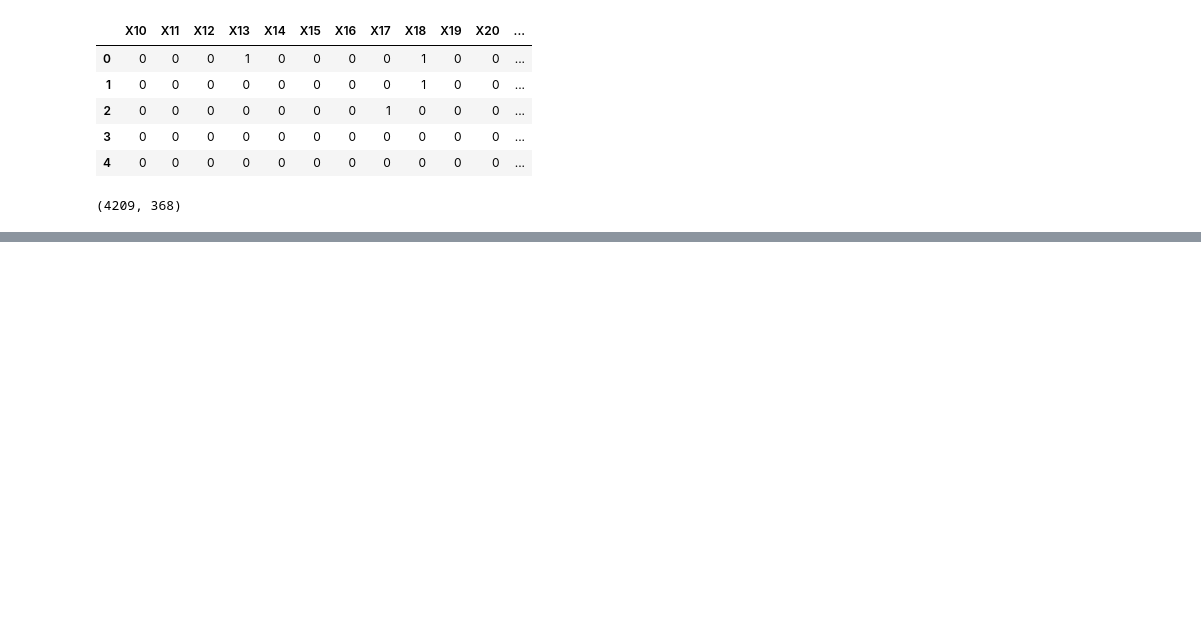
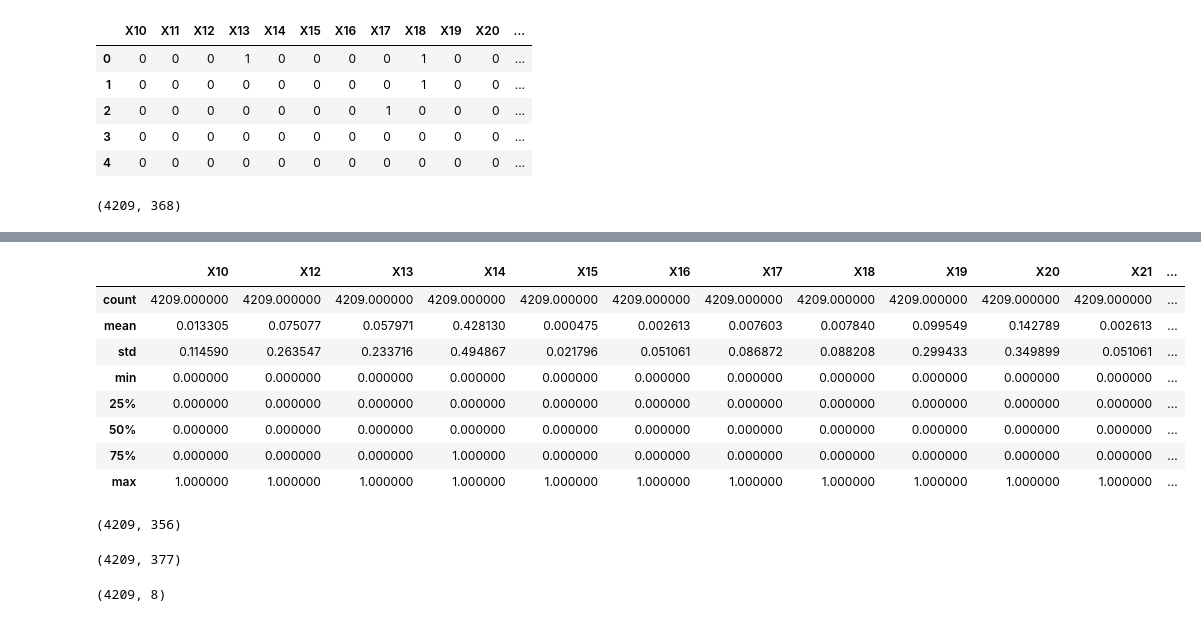
Before and after one commit to AmenaInamdar/xgboost-mercedes-benzzzz, a Jupyter notebook: codezz.ipynb, the cells around one changed output, grey strips where cells are left out. Drawn from its saved outputs; the diff is of its cells as text; code cells hidden in the pictures; blank space fills up the shorter version.

```diff
--- a/codezz.ipynb
+++ b/codezz.ipynb
@@ -130,0 +155,3 @@ df_mn = mn.fit_transform(df_num)
+# %%
+df_num_variance_with_zero_drop = df_num.drop(['X11', 'X93', 'X107', 'X233', 'X235', 'X268', 'X289', 'X290',
+       'X293', 'X297', 'X330', 'X347'], axis = 1)
@@ -130,0 +167,24 @@ df_mn = mn.fit_transform(df_num)
+# %%
+df_num_variance_with_zero_drop.describe()
+# %% [output]
+|  | X10 | X12 | X13 | X14 | X15 | X16 | X17 | X18 | X19 | X20 | X21 | ... |
+| count | 4209.000000 | 4209.000000 | 4209.000000 | 4209.000000 | 4209.000000 | 4209.000000 | 4209.000000 | 4209.000000 | 4209.000000 | 4209.000000 | 4209.000000 | ... |
+| mean | 0.013305 | 0.075077 | 0.057971 | 0.428130 | 0.000475 | 0.002613 | 0.007603 | 0.007840 | 0.099549 | 0.142789 | 0.002613 | ... |
+| std | 0.114590 | 0.263547 | 0.233716 | 0.494867 | 0.021796 | 0.051061 | 0.086872 | 0.088208 | 0.299433 | 0.349899 | 0.051061 | ... |
+| min | 0.000000 | 0.000000 | 0.000000 | 0.000000 | 0.000000 | 0.000000 | 0.000000 | 0.000000 | 0.000000 | 0.000000 | 0.000000 | ... |
+| 25% | 0.000000 | 0.000000 | 0.000000 | 0.000000 | 0.000000 | 0.000000 | 0.000000 | 0.000000 | 0.000000 | 0.000000 | 0.000000 | ... |
+| 50% | 0.000000 | 0.000000 | 0.000000 | 0.000000 | 0.000000 | 0.000000 | 0.000000 | 0.000000 | 0.000000 | 0.000000 | 0.000000 | ... |
+| 75% | 0.000000 | 0.000000 | 0.000000 | 1.000000 | 0.000000 | 0.000000 | 0.000000 | 0.000000 | 0.000000 | 0.000000 | 0.000000 | ... |
+| max | 1.000000 | 1.000000 | 1.000000 | 1.000000 | 1.000000 | 1.000000 | 1.000000 | 1.000000 | 1.000000 | 1.000000 | 1.000000 | ... |
+# %%
+df_num_variance_with_zero_drop.shape
+# %% [output]
+(4209, 356)
+# %%
+df_train.shape
+# %% [output]
+(4209, 377)
+# %%
+df_cat.shape
+# %% [output]
+(4209, 8)
```
Also changed, not shown: parts of 58 cells of this notebook, 1 other file.
